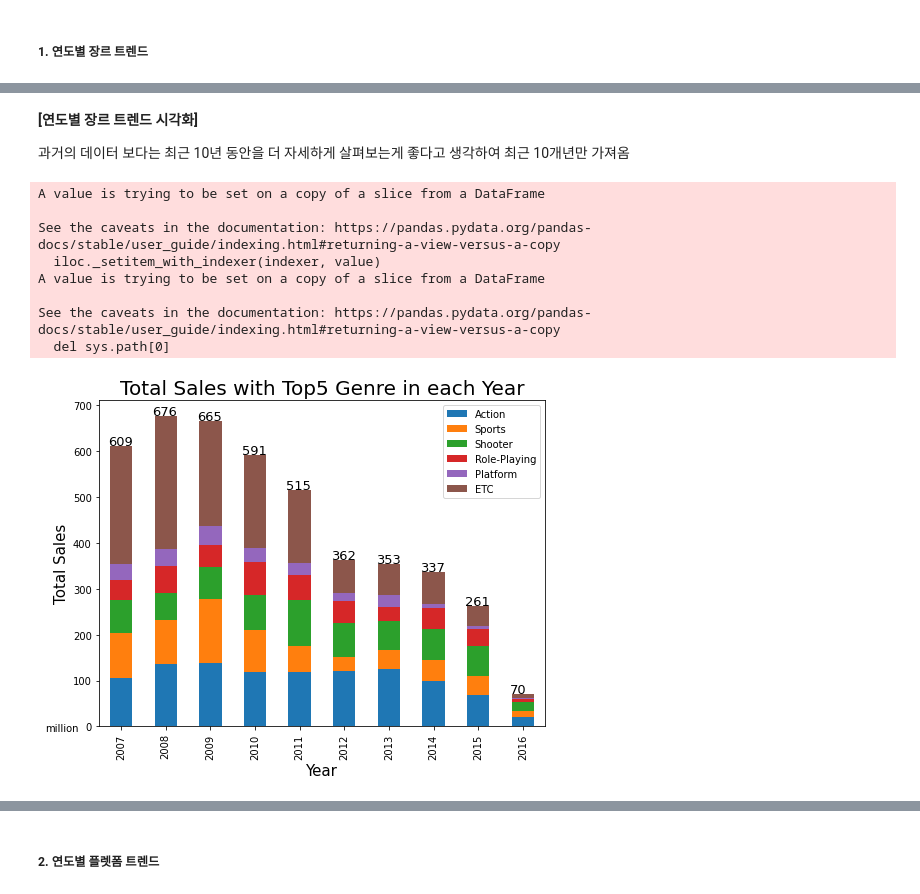
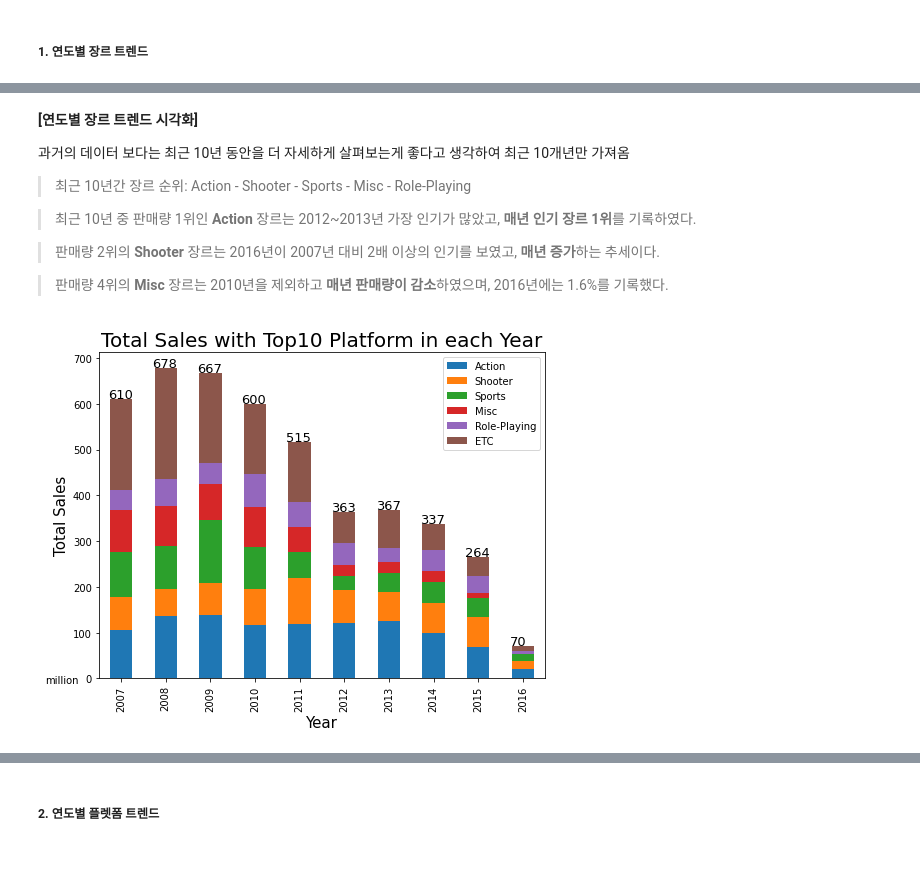
Before and after one commit to jiho-kang/Data_Analysis_Project, a Jupyter notebook: Video Game Sales/data_analysis_for_new_game_launching.ipynb, the cells around one changed output, grey strips where cells are left out. Drawn from its saved outputs; the diff is of its cells as text; code cells hidden in the pictures; blank space fills up the shorter version.

```diff
--- a/Video Game Sales/data_analysis_for_new_game_launching.ipynb
+++ b/Video Game Sales/data_analysis_for_new_game_launching.ipynb
@@ -326,11 +330,10 @@ p값 (0.0)은 0.05보다 작으므로 귀무가설을 기각한다.
 # %%
 from scipy.stats import chi2_contingency
 
-# 연도와 장르별 데이터 전처리: 2017년부터는 데이터 규모가 작아 분석에 방해가 되므로 삭제
+# 연도 x 장르 데이터 생성
 year_genre = pd.DataFrame(df.pivot_table(index='Year',columns='Genre',values='Total_Sales',aggfunc=['sum'], fill_value=0, margins=True))
-year_genre = year_genre.iloc[1:-3,:-2]
 
 # chi-square test 실행
 year_genre_chi2 = chi2_contingency(year_genre,correction=False)
-print(year_genre_chi2[1])
+print('year_genre chi-square test, pvalue:', year_genre_chi2[1])
 # %% [output]
@@ -360,43 +341,45 @@ year_genre.sort_values('Year',ascending=False)
-# %% [markdown]
-**[연도별 장르 트렌드 시각화]**
-
-과거의 데이터 보다는 최근 10년 동안을 더 자세하게 살펴보는게 좋다고 생각하여 최근 10개년만 가져옴
+# %% [markdown]
+**[연도별 장르 트렌드 시각화]**
+
+과거의 데이터 보다는 최근 10년 동안을 더 자세하게 살펴보는게 좋다고 생각하여 최근 10개년만 가져옴
+
+> 최근 10년간 장르 순위: Action - Shooter - Sports - Misc - Role-Playing
+
+> 최근 10년 중 판매량 1위인 **Action** 장르는 2012~2013년 가장 인기가 많았고, **매년 인기 장르 1위**를 기록하였다.
+
+> 판매량 2위의 **Shooter** 장르는 2016년이 2007년 대비 2배 이상의 인기를 보였고, **매년 증가**하는 추세이다.
+
+> 판매량 4위의 **Misc** 장르는 2010년을 제외하고 **매년 판매량이 감소**하였으며, 2016년에는 1.6%를 기록했다.
 # %%
 import matplotlib.pyplot as plt
 import seaborn as sns
 
-yg_10year = year_genre[-10:]
+# 최근 10년치의 자료만 가져옴
+yg_10year = year_genre.iloc[-13:-3,:-1]
 
 yg_10year_head = []
 for i in range(len(yg_10year.columns)):
   yg_10year_head.append(yg_10year.columns[i][1])
 yg_10year.columns = yg_10year_head
 
+# 10년동안 가장 많은 platform sales를 기준으로 정렬
 yg_10year.loc['All'] = yg_10year.sum()
 yg_10year.sort_values(by='All',axis=1,ascending=False, inplace=True)
 
 yg_graph = yg_10year.iloc[:-1,:5]
 yg_graph['ETC'] = yg_10year.iloc[:-1,5:].sum(axis=1)
 
 
 yg_graph.plot.bar(stacked=True,figsize=(8,6))
-plt.title('Total Sales with Top5 Genre in each Year', fontsize=20)
+plt.title('Total Sales with Top10 Platform in each Year', fontsize=20)
 plt.xlabel('Year',fontsize = 15)
 plt.ylabel('Total Sales',fontsize=15)
 
 for i in range(len(yg_graph.index)):
   plt.text(i-0.3,yg_graph.iloc[i,:].sum()+2,int(yg_graph.iloc[i,:].sum()), size = 13)
 
 plt.text(-1.7,-10,s='million')
 
 plt.show();
 # %% [output]
-A value is trying to be set on a copy of a slice from a DataFrame
-
-See the caveats in the documentation: https://pandas.pydata.org/pandas-docs/stable/user_guide/indexing.html#returning-a-view-versus-a-copy
-  iloc._setitem_with_indexer(indexer, value)
-A value is trying to be set on a copy of a slice from a DataFrame
-
-See the caveats in the documentation: https://pandas.pydata.org/pandas-docs/stable/user_guide/indexing.html#returning-a-view-versus-a-copy
-  del sys.path[0]
-[figure, old version]
+[figure, new version]
```
Also changed, not shown: parts of 24 cells of this notebook.
